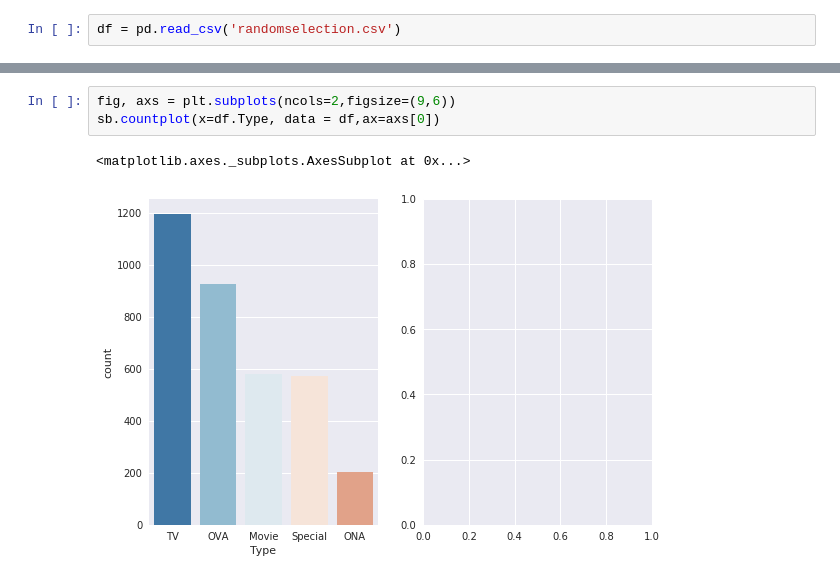
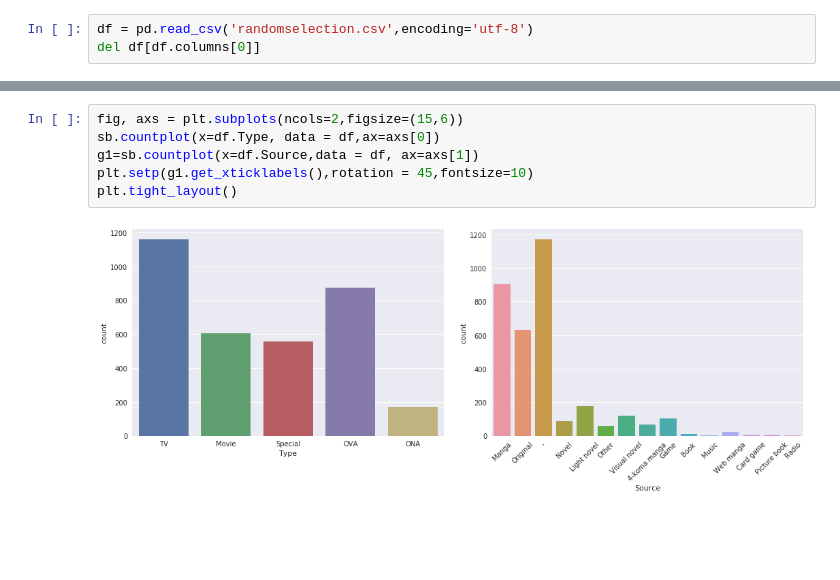
Before and after one commit to CalebWelch/anime_scores, a Jupyter notebook: random analysis.ipynb, the cells around one changed output, grey strips where cells are left out. Drawn from its saved outputs; the diff is of its cells as text; blank space fills up the shorter version.

```diff
--- a/random analysis.ipynb
+++ b/random analysis.ipynb
@@ -14,5 +18,6 @@ matplotlib.rc('font', **font)
 # %%
-df = pd.read_csv('randomselection.csv')
+df = pd.read_csv('randomselection.csv',encoding='utf-8')
+del df[df.columns[0]]
 # %%
 df.head()
 # %% [output]
@@ -25,6 +30,8 @@ df.head()
 # %%
-fig, axs = plt.subplots(ncols=2,figsize=(9,6))
+fig, axs = plt.subplots(ncols=2,figsize=(15,6))
 sb.countplot(x=df.Type, data = df,ax=axs[0])
+g1=sb.countplot(x=df.Source,data = df, ax=axs[1])
+plt.setp(g1.get_xticklabels(),rotation = 45,fontsize=10)
+plt.tight_layout()
 # %% [output]
-<matplotlib.axes._subplots.AxesSubplot at 0x...>
-[figure, old version]
+[figure, new version]
```
Also changed, not shown: parts of 11 cells of this notebook, 5 other files.
